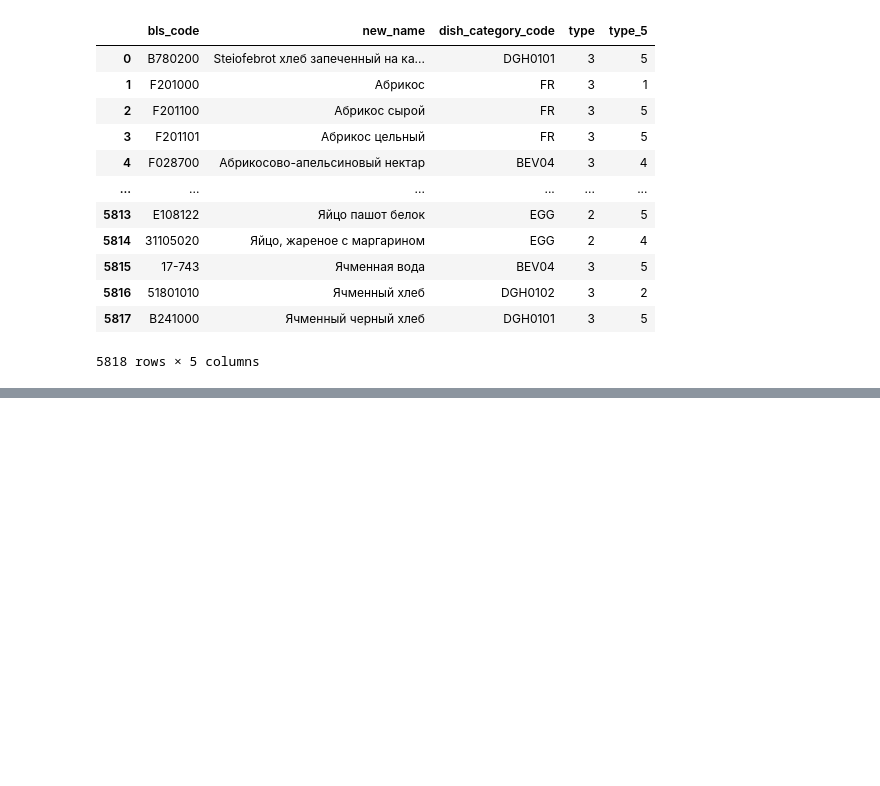
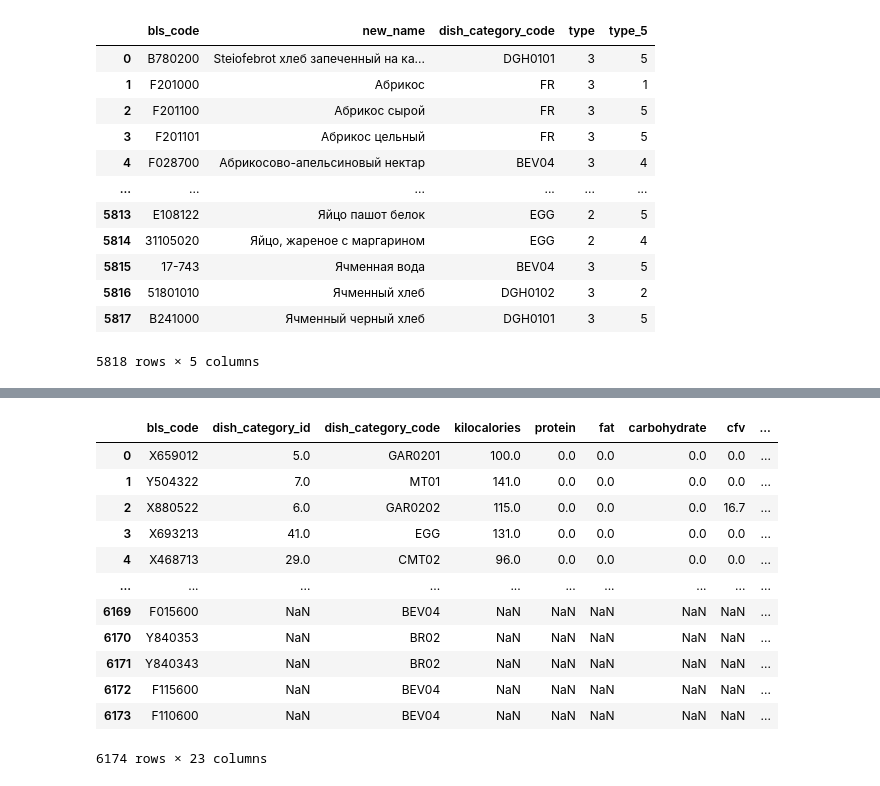
Before and after one commit to timurchiksss/nutristeppe, a Jupyter notebook: joiner.ipynb, the cells around one changed output, grey strips where cells are left out. Saved outputs shown, nothing was run; the diff lists cells and outputs as text; code cells hidden in the pictures; blank space fills up the shorter version.

```diff
--- a/joiner.ipynb
+++ b/joiner.ipynb
@@ -286,0 +200,8 @@ print("Данные успешно перенесены!")
+# %%
+json_df = json_df.set_index("bls_code")
+df_final = df_final.set_index("bls_code")
+
+df_final.update(json_df)
+
+df_final = df_final.reset_index()
+json_df = json_df.reset_index()
@@ -286,0 +231,17 @@ print("Данные успешно перенесены!")
+# %%
+df_final = df_final.merge(weights, on="dish_category_code", how="left")
+df_final
+# %% [output]
+|  | bls_code | dish_category_id | dish_category_code | kilocalories | protein | fat | carbohydrate | cfv | ... |
+| 0 | X659012 | 5.0 | GAR0201 | 100.0 | 0.0 | 0.0 | 0.0 | 0.0 | ... |
+| 1 | Y504322 | 7.0 | MT01 | 141.0 | 0.0 | 0.0 | 0.0 | 0.0 | ... |
+| 2 | X880522 | 6.0 | GAR0202 | 115.0 | 0.0 | 0.0 | 0.0 | 16.7 | ... |
+| 3 | X693213 | 41.0 | EGG | 131.0 | 0.0 | 0.0 | 0.0 | 0.0 | ... |
+| 4 | X468713 | 29.0 | CMT02 | 96.0 | 0.0 | 0.0 | 0.0 | 0.0 | ... |
+| ... | ... | ... | ... | ... | ... | ... | ... | ... | ... |
+| 6169 | F015600 | NaN | BEV04 | NaN | NaN | NaN | NaN | NaN | ... |
+| 6170 | Y840353 | NaN | BR02 | NaN | NaN | NaN | NaN | NaN | ... |
+| 6171 | Y840343 | NaN | BR02 | NaN | NaN | NaN | NaN | NaN | ... |
+| 6172 | F115600 | NaN | BEV04 | NaN | NaN | NaN | NaN | NaN | ... |
+| 6173 | F110600 | NaN | BEV04 | NaN | NaN | NaN | NaN | NaN | ... |
+6174 rows × 23 columns
```
Also changed, not shown: parts of 42 cells of this notebook, 2 other files.
